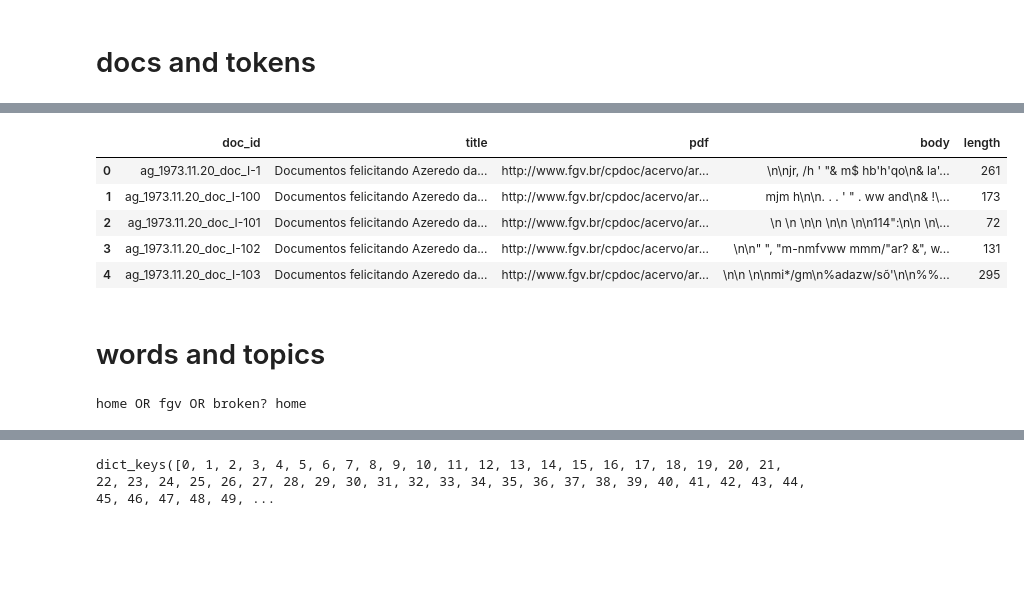
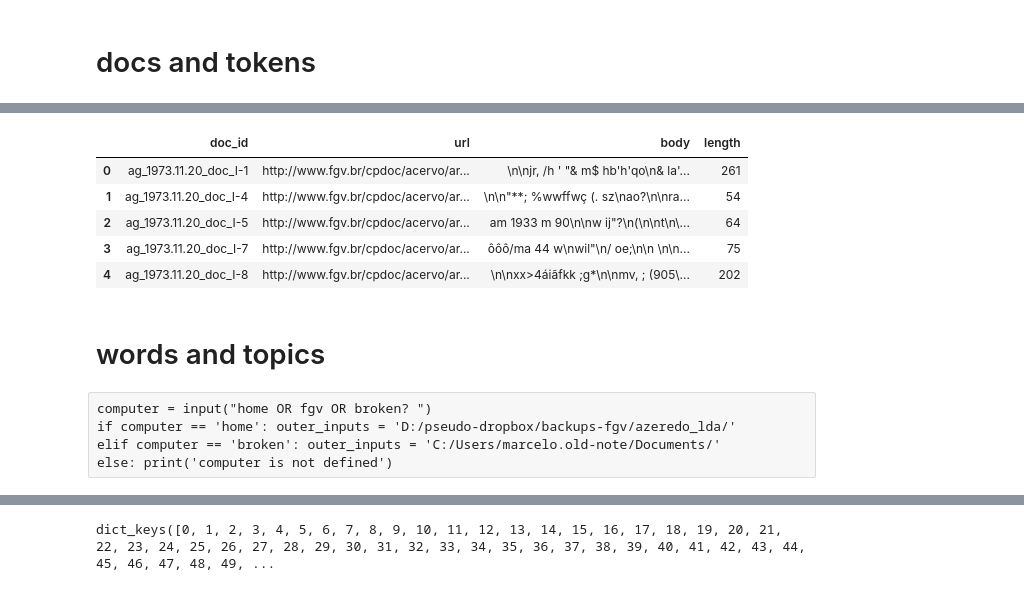
Before and after one commit to Marcelobbr/thesis, a Jupyter notebook: notebooks/thesis-vis.ipynb, the cells around one changed output, grey strips where cells are left out. Saved outputs shown, nothing was run; the diff lists cells and outputs as text; code cells hidden in the pictures; blank space fills up the shorter version.

```diff
--- a/notebooks/thesis-vis.ipynb
+++ b/notebooks/thesis-vis.ipynb
@@ -20 +19,4 @@ outputs = '../outputs/'
+# %%
+inputs = os.path.join("..", "inputs")
+outputs = os.path.join('..','outputs')
 # %%
@@ -59,0 +53,9 @@ Name: 49, dtype: object
+# %%
+sql_db = os.path.join(outputs, 'cpdoc_as.sqlite')
+conn = sqlite3.connect(sql_db)
+cur = conn.cursor()
+
+topic_doc = pd.read_sql_query("SELECT * FROM topic_doc_new", conn) # loading from pkl below
+docs = pd.read_sql_query("SELECT * FROM docs", conn)
+persons = pd.read_sql_query("SELECT * FROM persons", conn)
+person_doc = pd.read_sql_query("SELECT * FROM person_doc", conn)
@@ -111,22 +172,21 @@ person_doc_count = person_doc_count.reset_index()
 # %%
-docs = cpdoc_tables['docs'][['id', 'title', 'pdf', 'body']]
+# docs = cpdoc_tables['docs'][['id', 'title', 'pdf', 'body']]
+docs = docs[['id', 'url', 'body']]
 docs = docs.rename(index=str, columns={"id": "doc_id"})
 docs['length'] = docs['body'].apply(lambda x: len(x.split()))
 docs.head()
 # %% [output]
-|  | doc_id | title | pdf | body | length |
-| 0 | ag_1973.11.20_doc_I-1 | Documentos felicitando Azeredo da... | http://www.fgv.br/cpdoc/acervo/ar... | \n\njr, /h ' "& m$ hb'h'qo\n& la'... | 261 |
-| 1 | ag_1973.11.20_doc_I-100 | Documentos felicitando Azeredo da... | http://www.fgv.br/cpdoc/acervo/ar... | mjm h\n\n. . . ' " . ww and\n& !\... | 173 |
-| 2 | ag_1973.11.20_doc_I-101 | Documentos felicitando Azeredo da... | http://www.fgv.br/cpdoc/acervo/ar... | \n \n \n\n \n\n \n\n114":\n\n \n\... | 72 |
-| 3 | ag_1973.11.20_doc_I-102 | Documentos felicitando Azeredo da... | http://www.fgv.br/cpdoc/acervo/ar... | \n\n" ", "m-nmfvww mmm/"ar? &", w... | 131 |
-| 4 | ag_1973.11.20_doc_I-103 | Documentos felicitando Azeredo da... | http://www.fgv.br/cpdoc/acervo/ar... | \n\n \n\nmi*/gm\n%adazw/sõ'\n\n%%... | 295 |
+|  | doc_id | url | body | length |
+| 0 | ag_1973.11.20_doc_I-1 | http://www.fgv.br/cpdoc/acervo/ar... | \n\njr, /h ' "& m$ hb'h'qo\n& la'... | 261 |
+| 1 | ag_1973.11.20_doc_I-4 | http://www.fgv.br/cpdoc/acervo/ar... | \n\n"**; %wwffwç (. sz\nao?\n\nra... | 54 |
+| 2 | ag_1973.11.20_doc_I-5 | http://www.fgv.br/cpdoc/acervo/ar... | am 1933 m 90\n\nw ij"?\n(\n\nt\n\... | 64 |
+| 3 | ag_1973.11.20_doc_I-7 | http://www.fgv.br/cpdoc/acervo/ar... | ôôô/ma 44 w\nwil"\n/ oe;\n\n \n\n... | 75 |
+| 4 | ag_1973.11.20_doc_I-8 | http://www.fgv.br/cpdoc/acervo/ar... | \n\nxx>4áiãfkk ;g*\n\nmv, ; (905\... | 202 |
 # %% [markdown]
 # words and topics
-# %%
-computer = input("home OR fgv OR broken? ")
-if computer == 'home': outer_inputs = 'D:/pseudo-dropbox/backups-fgv/azeredo_lda/'
-elif computer == 'broken': outer_inputs = 'C:/Users/marcelo.old-note/Documents/'
-else: print('computer is not defined')
-# %% [output]
-home OR fgv OR broken? home
+# %% [raw]
+computer = input("home OR fgv OR broken? ")
+if computer == 'home': outer_inputs = 'D:/pseudo-dropbox/backups-fgv/azeredo_lda/'
+elif computer == 'broken': outer_inputs = 'C:/Users/marcelo.old-note/Documents/'
+else: print('computer is not defined')
 # %%
```
Also changed, not shown: parts of 34 cells of this notebook.
